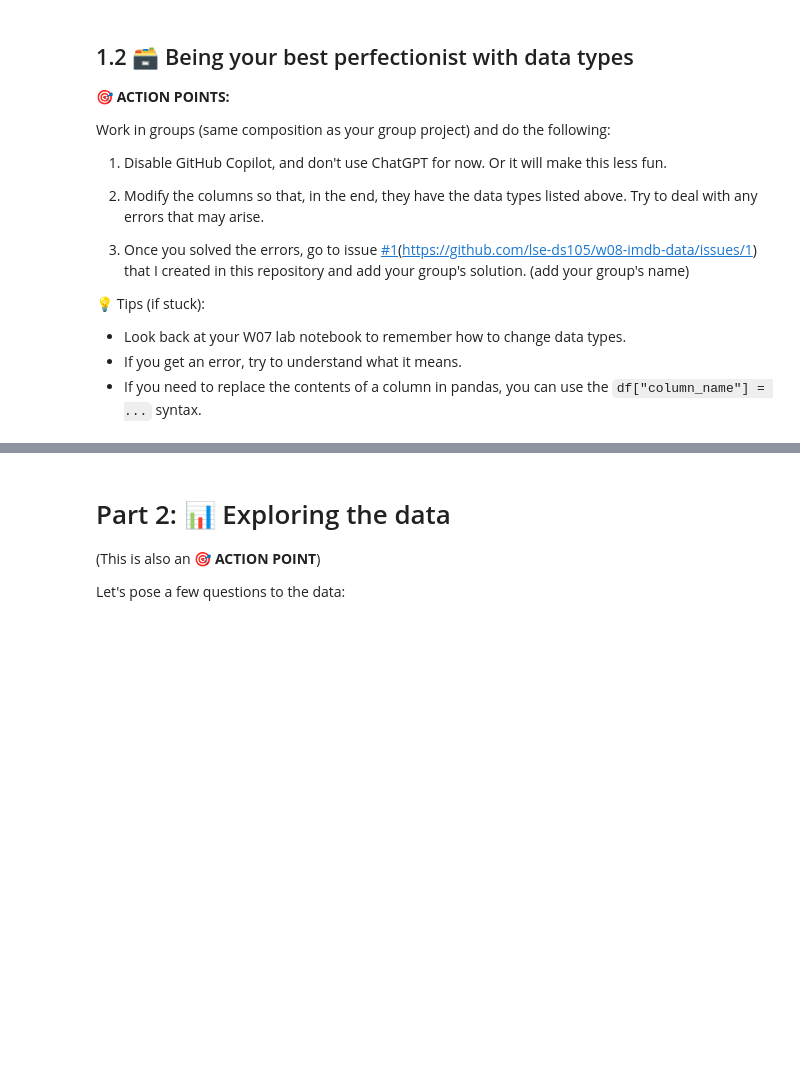
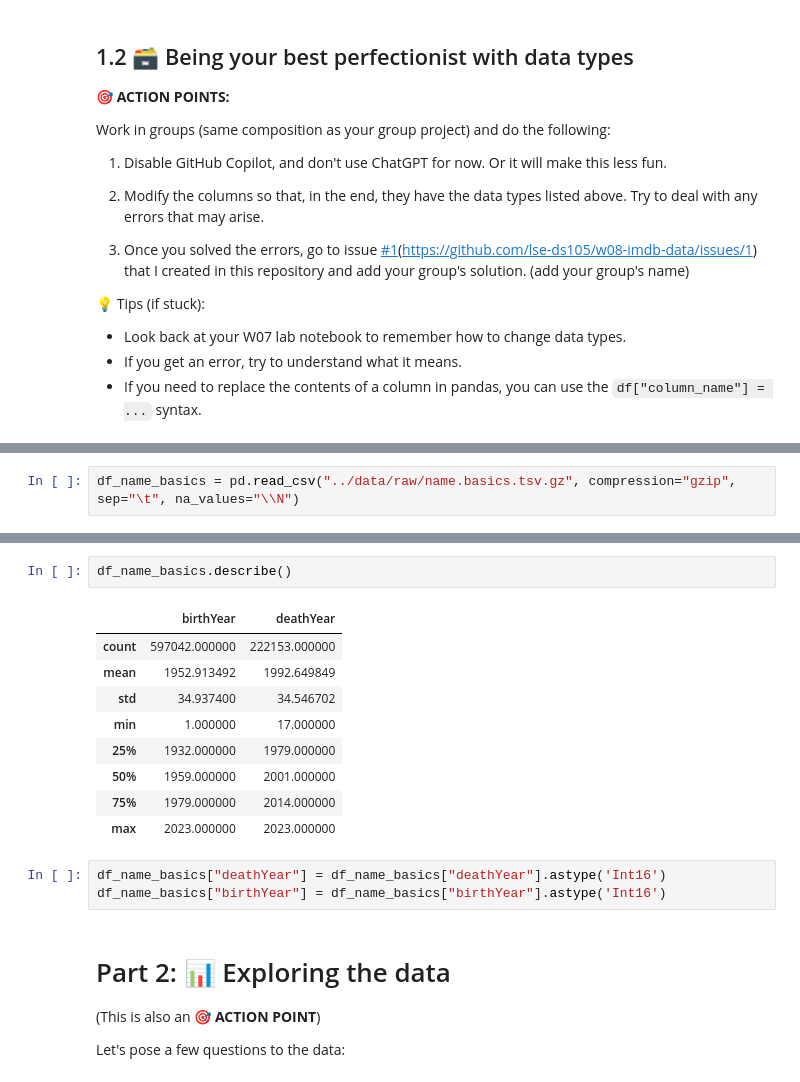
Before and after one commit to lse-ds105/w08-w09-imdb-data, a Jupyter notebook: notebooks/LSE_DS105A_W08_lecture.ipynb, the cells around one changed output, grey strips where cells are left out. Drawn from its saved outputs; the diff is of its cells as text; blank space fills up the shorter version.

```diff
--- a/notebooks/LSE_DS105A_W08_lecture.ipynb
+++ b/notebooks/LSE_DS105A_W08_lecture.ipynb
@@ -110,0 +149,2 @@ Work in groups (same composition as your group project) and do the following:
+# %%
+df_name_basics = pd.read_csv("../data/raw/name.basics.tsv.gz", compression="gzip", sep="\t", na_values="\\N")
@@ -111,3 +167,18 @@ Work in groups (same composition as your group project) and do the following:
+# %%
+df_name_basics.describe()
+# %% [output]
+|  | birthYear | deathYear |
+| count | 597042.000000 | 222153.000000 |
+| mean | 1952.913492 | 1992.649849 |
+| std | 34.937400 | 34.546702 |
+| min | 1.000000 | 17.000000 |
+| 25% | 1932.000000 | 1979.000000 |
+| 50% | 1959.000000 | 2001.000000 |
+| 75% | 1979.000000 | 2014.000000 |
+| max | 2023.000000 | 2023.000000 |
+# %%
+df_name_basics["deathYear"] = df_name_basics["deathYear"].astype('Int16')
+df_name_basics["birthYear"] = df_name_basics["birthYear"].astype('Int16')
 # %% [markdown]
 # Part 2: 📊 Exploring the data
 
```
Also changed, not shown: parts of 16 cells of this notebook.
